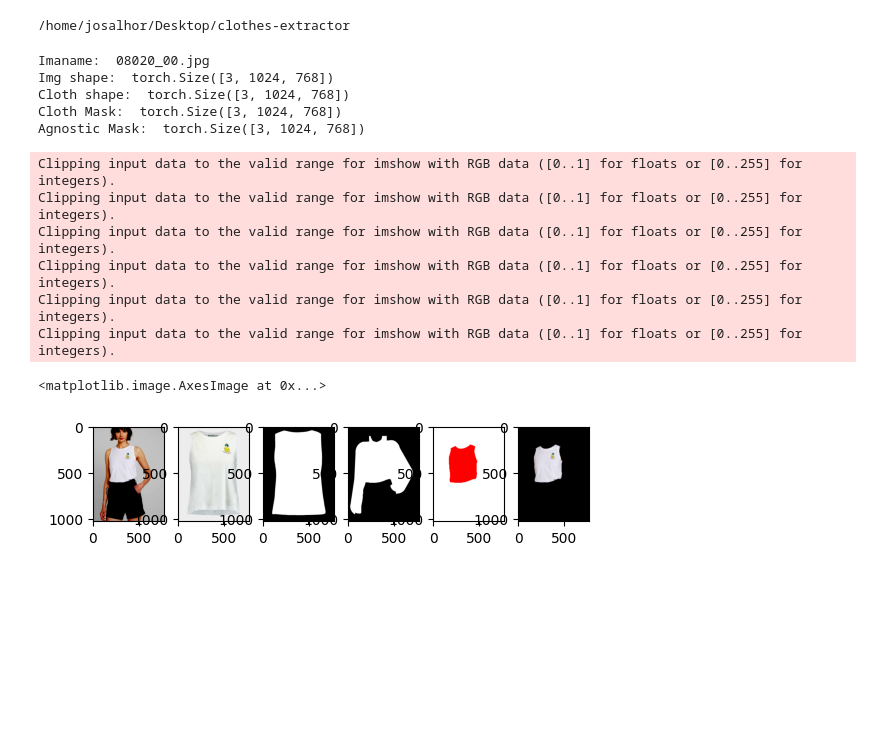
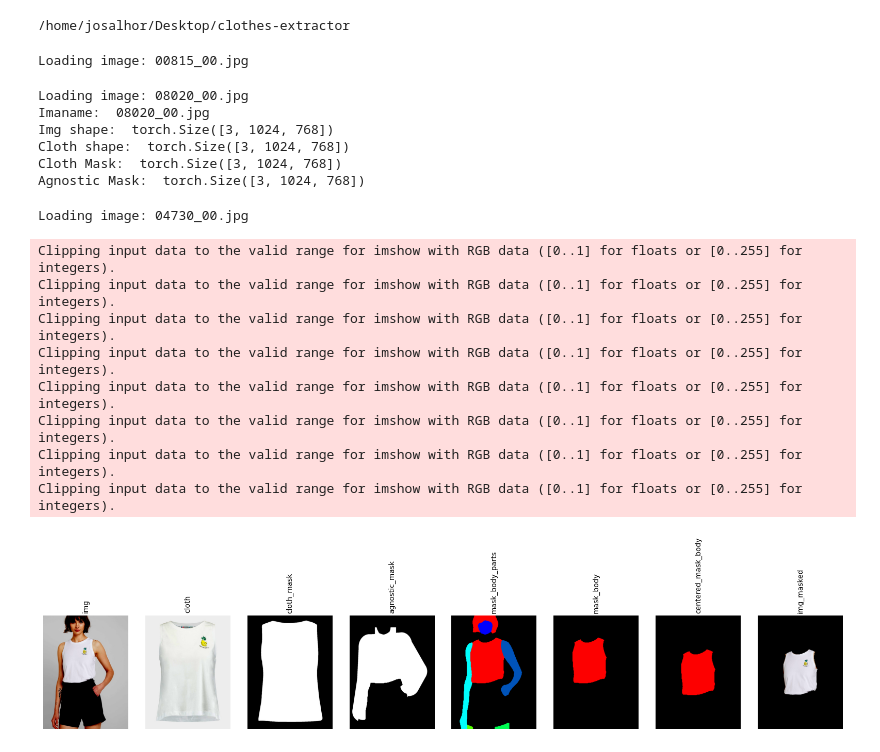
Before and after one commit to aidl-upc-2024-clothes-extractor/clothes-extractor, a Jupyter notebook: Jupyters/dataset_masked.ipynb, the cells around one changed output. Drawn from its saved outputs; the diff is of its cells as text; code cells hidden in the pictures; blank space fills up the shorter version.

Commit message:
Center crop

```diff
--- a/Jupyters/dataset_masked.ipynb
+++ b/Jupyters/dataset_masked.ipynb
@@ -26,10 +33,12 @@ class OptClass:
     load_height: int = 1024
     load_width: int = 768
 
-opts = OptClass()
+opts = OptClass(batch_size=1)
 
 clothes_dataset = ClothesDataset(opt=opts)
 clothes_loader = ClothesDataLoader(opt=opts, dataset=clothes_dataset)
+# %% [output]
+Loading image: 00815_00.jpg
 # %%
 result = clothes_dataset[2]
 print('Imaname: ', result["img_name"])
@@ -50,25 +59,28 @@ print('Agnostic Mask: ', result["agnostic_mask"].shape)
 # pixels)')
 # print(f'In the case of the labels, we obtain {blabel.shape[0]} batched integers, one per image')
 # %% [output]
+Loading image: 08020_00.jpg
 Imaname:  08020_00.jpg
 Img shape:  torch.Size([3, 1024, 768])
 Cloth shape:  torch.Size([3, 1024, 768])
 Cloth Mask:  torch.Size([3, 1024, 768])
 Agnostic Mask:  torch.Size([3, 1024, 768])
-# %%
-fig, (ax1, ax2, ax3, ax4, ax5, ax6) = plt.subplots(1, 6)
-ax1.imshow(result["img"].permute(1,2,0))
-ax2.imshow(result["cloth"].permute(1,2,0))
-ax3.imshow(result["cloth_mask"].permute(1,2,0))
-ax4.imshow(result["agnostic_mask"].permute(1,2,0))
-ax5.imshow(result["mask_body"].permute(1,2,0))
-ax6.imshow(result["img_masked"].permute(1,2,0))
-# %% [output]
-Clipping input data to the valid range for imshow with RGB data ([0..1] for floats or [0..255] for integers).
-Clipping input data to the valid range for imshow with RGB data ([0..1] for floats or [0..255] for integers).
-Clipping input data to the valid range for imshow with RGB data ([0..1] for floats or [0..255] for integers).
-Clipping input data to the valid range for imshow with RGB data ([0..1] for floats or [0..255] for integers).
-Clipping input data to the valid range for imshow with RGB data ([0..1] for floats or [0..255] for integers).
-Clipping input data to the valid range for imshow with RGB data ([0..1] for floats or [0..255] for integers).
-<matplotlib.image.AxesImage at 0x...>
-[figure, removed]
+# %%
+image_keys = ["img", "cloth", "cloth_mask", "agnostic_mask", "mask_body_parts", "mask_body", "centered_mask_body", "img_masked"]
+fig, axes = plt.subplots(1, len(image_keys), figsize=(20, 20))
+
+for ax, key in zip(axes, image_keys):
+    ax.imshow(result[key].permute(1, 2, 0))
+    ax.axis('off')
+    ax.set_title(key, rotation=90, fontsize=10)
+# %% [output]
+Loading image: 04730_00.jpg
+Clipping input data to the valid range for imshow with RGB data ([0..1] for floats or [0..255] for integers).
+Clipping input data to the valid range for imshow with RGB data ([0..1] for floats or [0..255] for integers).
+Clipping input data to the valid range for imshow with RGB data ([0..1] for floats or [0..255] for integers).
+Clipping input data to the valid range for imshow with RGB data ([0..1] for floats or [0..255] for integers).
+Clipping input data to the valid range for imshow with RGB data ([0..1] for floats or [0..255] for integers).
+Clipping input data to the valid range for imshow with RGB data ([0..1] for floats or [0..255] for integers).
+Clipping input data to the valid range for imshow with RGB data ([0..1] for floats or [0..255] for integers).
+Clipping input data to the valid range for imshow with RGB data ([0..1] for floats or [0..255] for integers).
+[figure, added]
```
Also changed, not shown: parts of 3 cells of this notebook, 2 other files.
